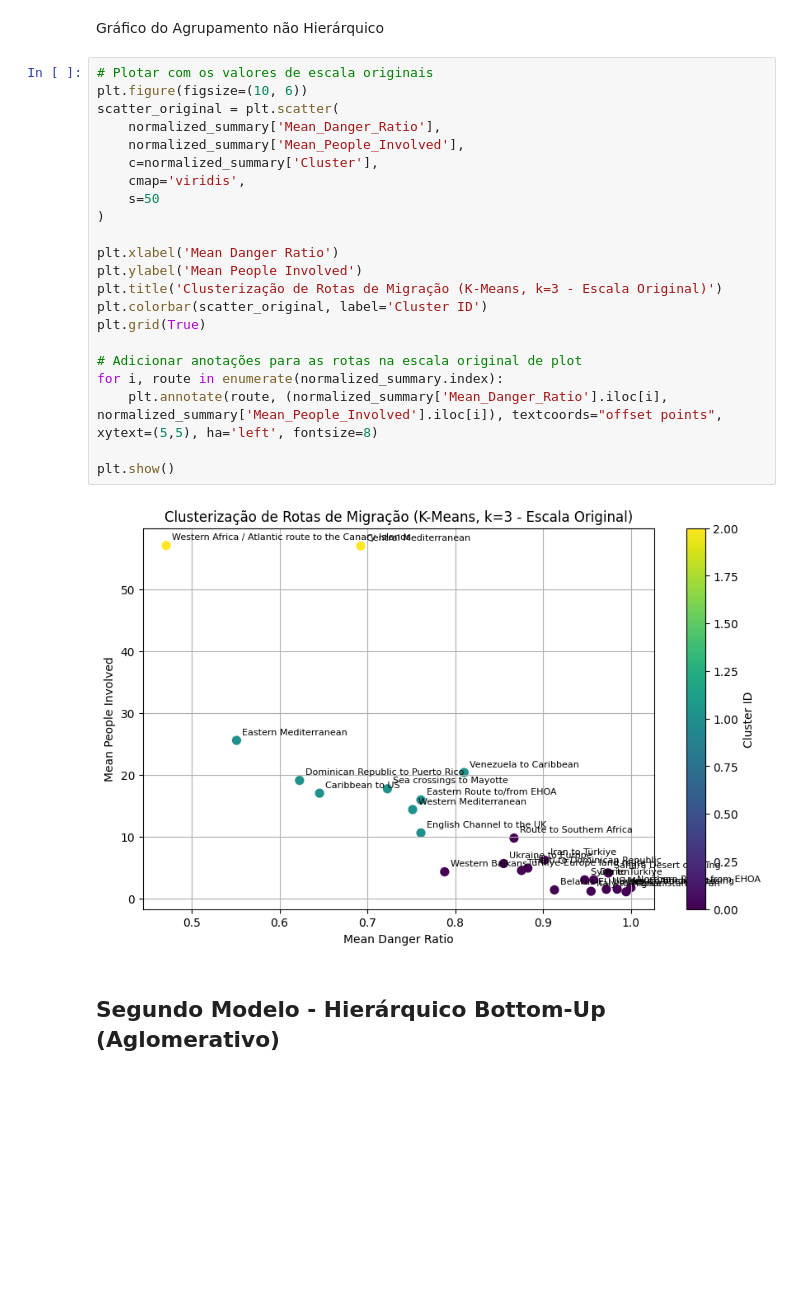
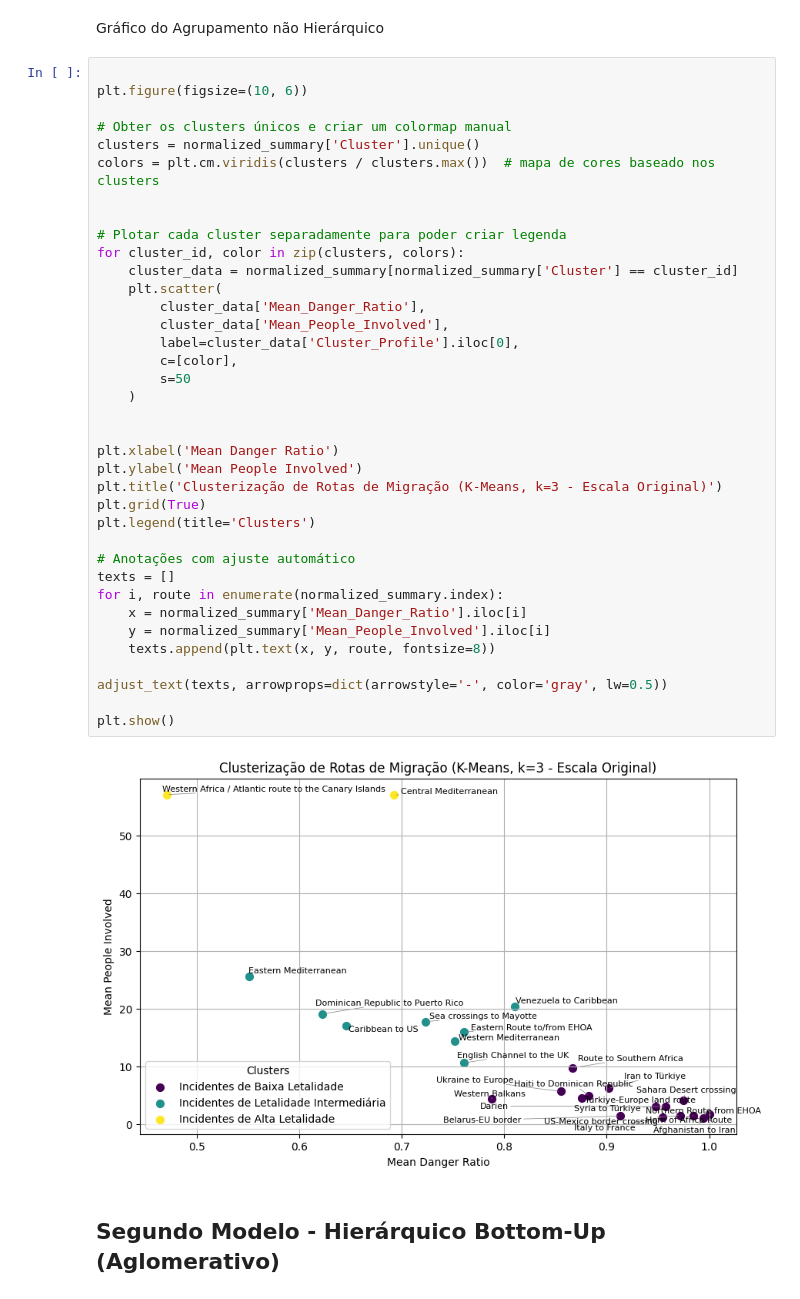
Before and after one commit to joaopedromarcondes/Trabalho-IA, a Jupyter notebook: Trabalho_IA.ipynb, the cells around one changed output. Cells and saved outputs as stored; diff of their text form; blank space fills up the shorter version.

```diff
--- a/Trabalho_IA.ipynb
+++ b/Trabalho_IA.ipynb
@@ -269,29 +269,44 @@ Afghanistan to Iran          Incidentes de Baixa Letalidade
 # %% [markdown]
 Gráfico do Agrupamento não Hierárquico
 # %%
-# Plotar com os valores de escala originais
+
 plt.figure(figsize=(10, 6))
-scatter_original = plt.scatter(
-    normalized_summary['Mean_Danger_Ratio'],
-    normalized_summary['Mean_People_Involved'],
-    c=normalized_summary['Cluster'],
-    cmap='viridis',
-    s=50
-)
+
+# Obter os clusters únicos e criar um colormap manual
+clusters = normalized_summary['Cluster'].unique()
+colors = plt.cm.viridis(clusters / clusters.max())  # mapa de cores baseado nos clusters
+
+
+# Plotar cada cluster separadamente para poder criar legenda
+for cluster_id, color in zip(clusters, colors):
+    cluster_data = normalized_summary[normalized_summary['Cluster'] == cluster_id]
+    plt.scatter(
+        cluster_data['Mean_Danger_Ratio'],
+        cluster_data['Mean_People_Involved'],
+        label=cluster_data['Cluster_Profile'].iloc[0],
+        c=[color],
+        s=50
+    )
+
 
 plt.xlabel('Mean Danger Ratio')
 plt.ylabel('Mean People Involved')
 plt.title('Clusterização de Rotas de Migração (K-Means, k=3 - Escala Original)')
-plt.colorbar(scatter_original, label='Cluster ID')
 plt.grid(True)
+plt.legend(title='Clusters')
 
-# Adicionar anotações para as rotas na escala original de plot
+# Anotações com ajuste automático
+texts = []
 for i, route in enumerate(normalized_summary.index):
-    plt.annotate(route, (normalized_summary['Mean_Danger_Ratio'].iloc[i], normalized_summary['Mean_People_Involved'].iloc[i]), textcoords="offset points", xytext=(5,5), ha='left', fontsize=8)
+    x = normalized_summary['Mean_Danger_Ratio'].iloc[i]
+    y = normalized_summary['Mean_People_Involved'].iloc[i]
+    texts.append(plt.text(x, y, route, fontsize=8))
+
+adjust_text(texts, arrowprops=dict(arrowstyle='-', color='gray', lw=0.5))
 
 plt.show()
 # %% [output]
-[figure, old version]
+[figure, new version]
 # %% [markdown]
 ## Segundo Modelo - Hierárquico Bottom-Up (Aglomerativo)
 # %%
```
Also changed, not shown: parts of 1 cell of this notebook.
